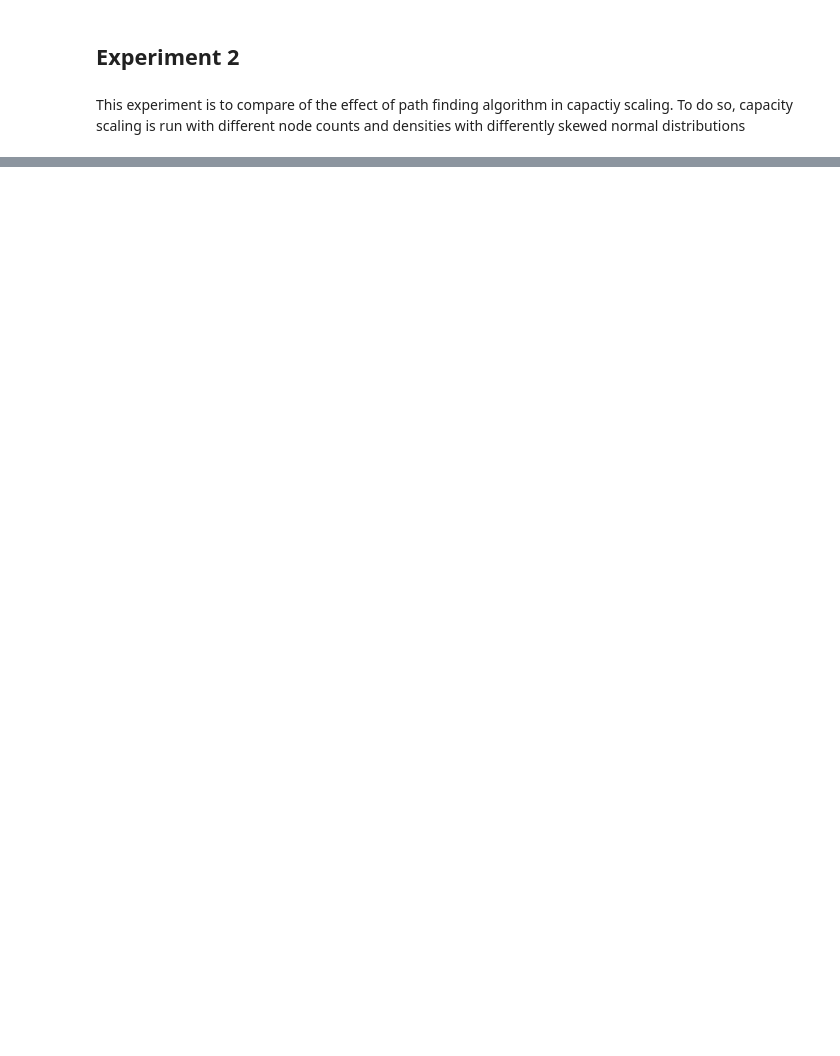
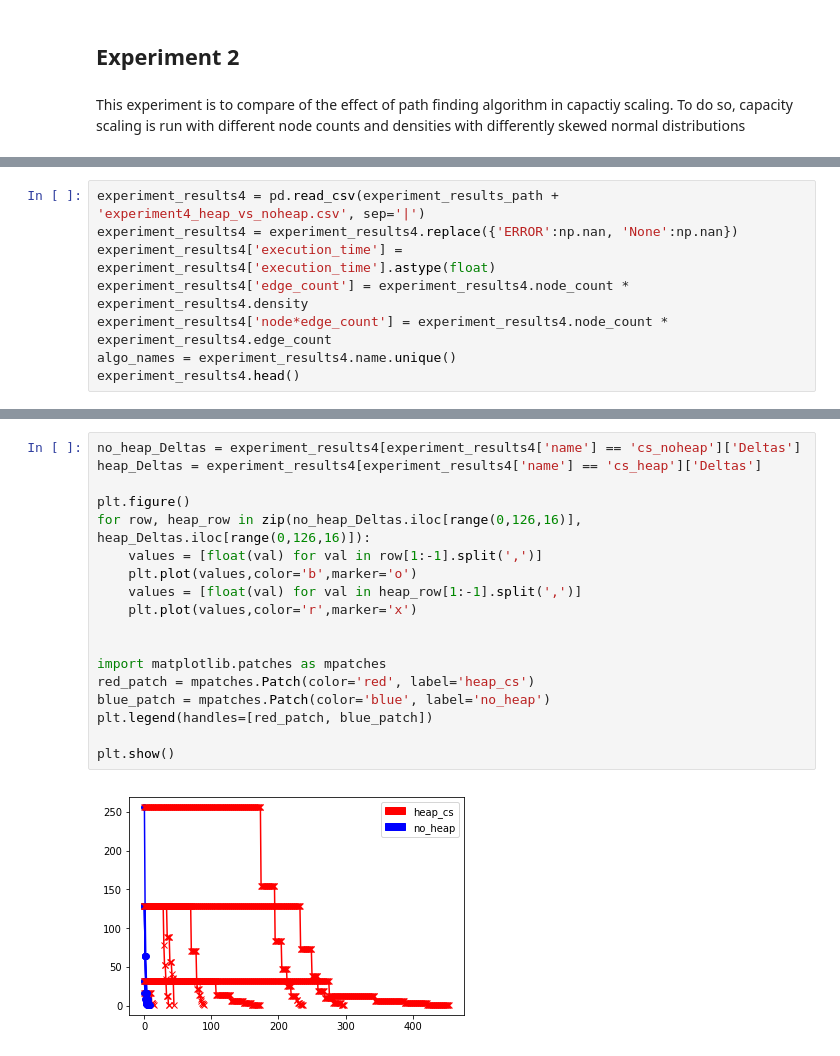
Before and after one commit to rizaozcelik/capacity-scaling, a Jupyter notebook: TermProject.ipynb, the cells around one changed output, grey strips where cells are left out. Saved outputs shown, nothing was run; the diff lists cells and outputs as text; blank space fills up the shorter version.

```diff
--- a/TermProject.ipynb
+++ b/TermProject.ipynb
@@ -266,0 +290,8 @@ plt.legend();
+# %%
+experiment_results4 = pd.read_csv(experiment_results_path + 'experiment4_heap_vs_noheap.csv', sep='|')
+experiment_results4 = experiment_results4.replace({'ERROR':np.nan, 'None':np.nan})
+experiment_results4['execution_time'] = experiment_results4['execution_time'].astype(float)
+experiment_results4['edge_count'] = experiment_results4.node_count * experiment_results4.density
+experiment_results4['node*edge_count'] = experiment_results4.node_count * experiment_results4.edge_count
+algo_names = experiment_results4.name.unique()
+experiment_results4.head()
@@ -266,0 +359,20 @@ plt.legend();
+# %%
+no_heap_Deltas = experiment_results4[experiment_results4['name'] == 'cs_noheap']['Deltas']
+heap_Deltas = experiment_results4[experiment_results4['name'] == 'cs_heap']['Deltas']
+
+plt.figure()
+for row, heap_row in zip(no_heap_Deltas.iloc[range(0,126,16)], heap_Deltas.iloc[range(0,126,16)]):
+    values = [float(val) for val in row[1:-1].split(',')]
+    plt.plot(values,color='b',marker='o')
+    values = [float(val) for val in heap_row[1:-1].split(',')]
+    plt.plot(values,color='r',marker='x')
+
+
+import matplotlib.patches as mpatches
+red_patch = mpatches.Patch(color='red', label='heap_cs')
+blue_patch = mpatches.Patch(color='blue', label='no_heap')
+plt.legend(handles=[red_patch, blue_patch])
+
+plt.show()
+# %% [output]
+[figure, added]
```
Also changed, not shown: parts of 19 cells of this notebook, 1 other file.
